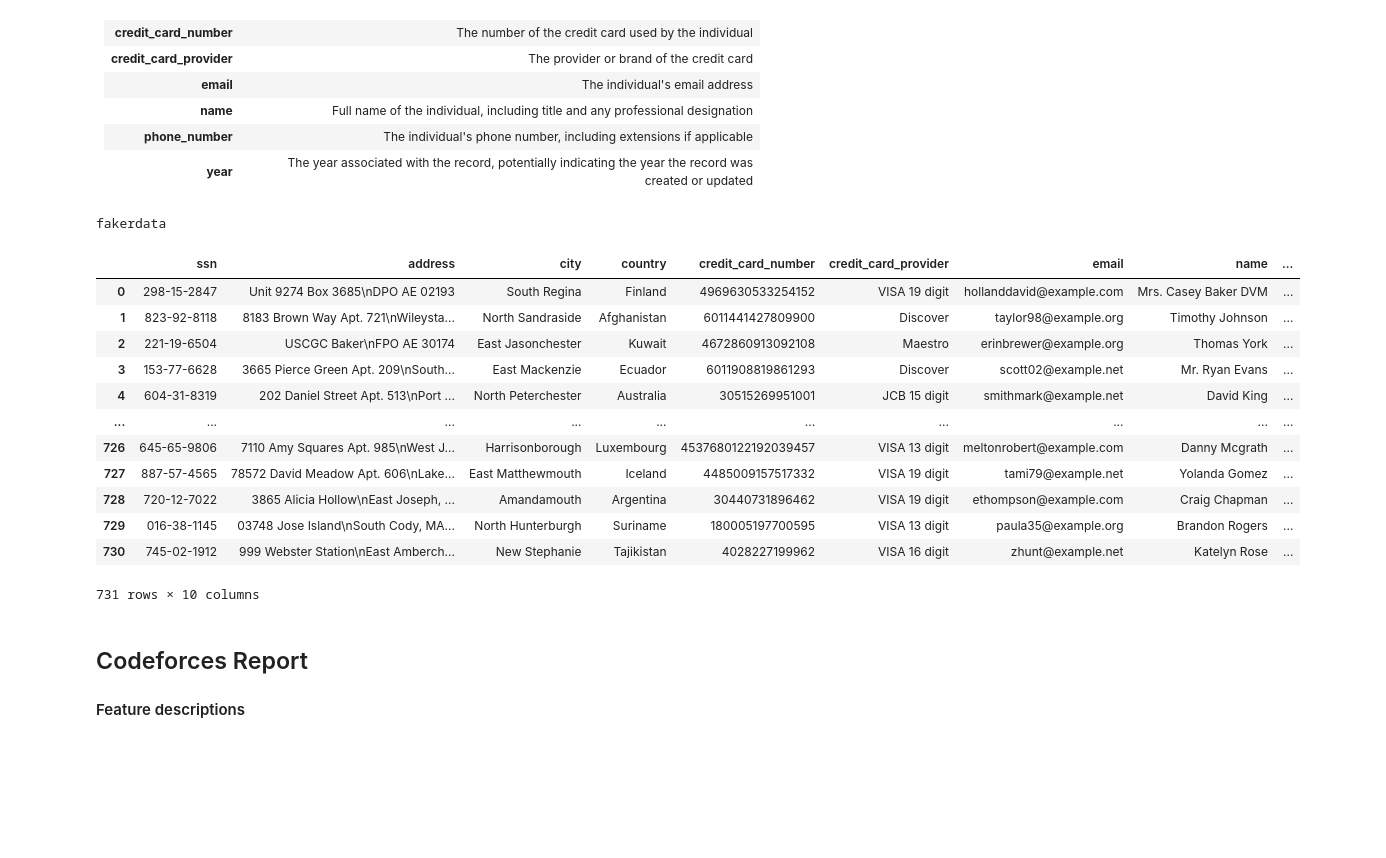
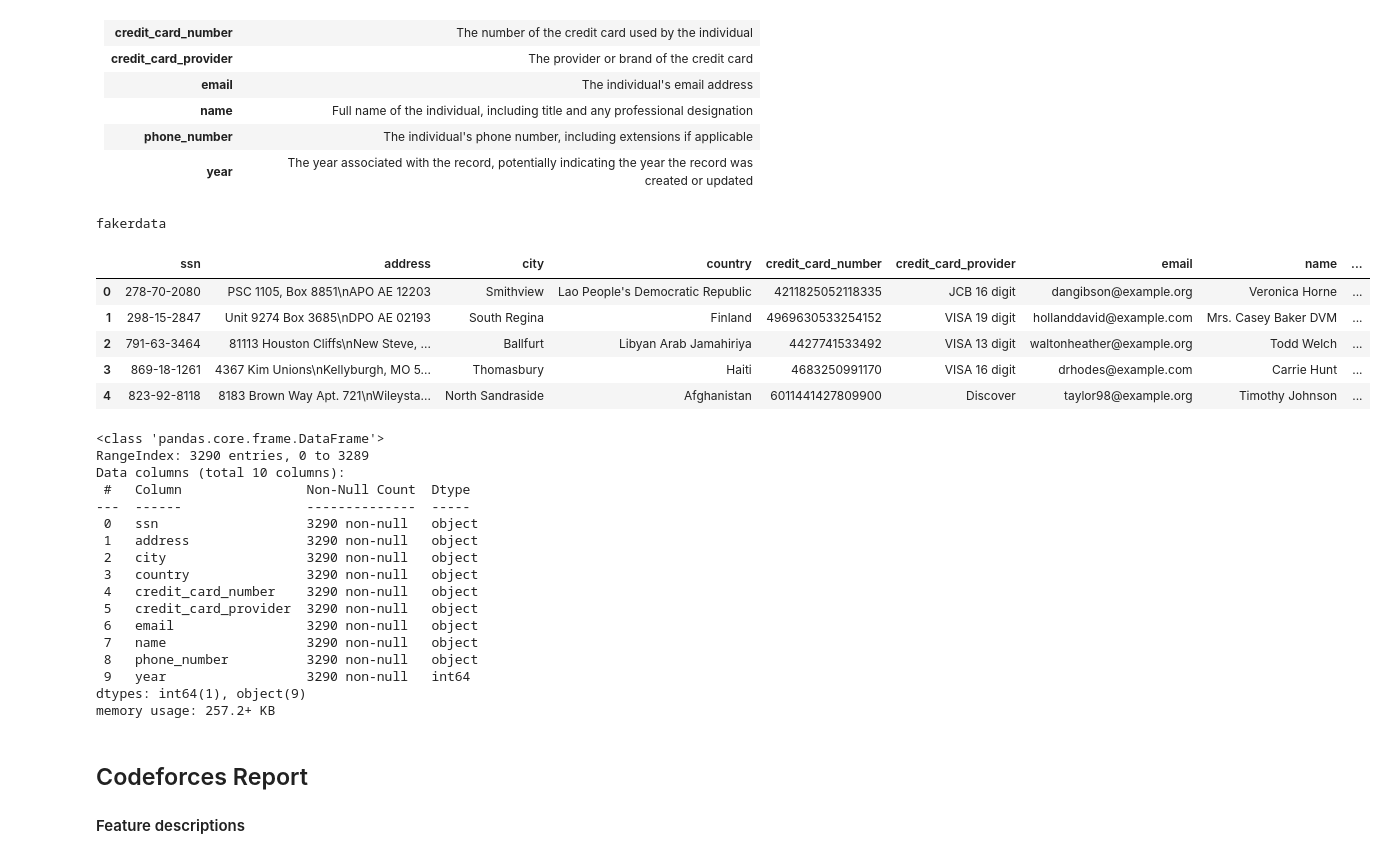
Before and after one commit to kaito274/Data-Pipeline-with-Docker, a Jupyter notebook: data-vis/python/blog-visuals.ipynb, the cells around one changed output. Cells and saved outputs as stored; diff of their text form; code cells hidden in the pictures; blank space fills up the shorter version.

```diff
--- a/data-vis/python/blog-visuals.ipynb
+++ b/data-vis/python/blog-visuals.ipynb
@@ -113,22 +128,35 @@ plt.show()
 | **year**               | The year associated with the record, potentially indicating the year the record was created or updated |
 # %%
 faker = getFakerDF()
-faker
+faker.head()
 # %% [output]
 fakerdata
 |  | ssn | address | city | country | credit_card_number | credit_card_provider | email | name | ... |
-| 0 | 298-15-2847 | Unit 9274 Box 3685\nDPO AE 02193 | South Regina | Finland | 4969630533254152 | VISA 19 digit | hollanddavid@example.com | Mrs. Casey Baker DVM | ... |
-| 1 | 823-92-8118 | 8183 Brown Way Apt. 721\nWileysta... | North Sandraside | Afghanistan | 6011441427809900 | Discover | taylor98@example.org | Timothy Johnson | ... |
-| 2 | 221-19-6504 | USCGC Baker\nFPO AE 30174 | East Jasonchester | Kuwait | 4672860913092108 | Maestro | erinbrewer@example.org | Thomas York | ... |
-| 3 | 153-77-6628 | 3665 Pierce Green Apt. 209\nSouth... | East Mackenzie | Ecuador | 6011908819861293 | Discover | scott02@example.net | Mr. Ryan Evans | ... |
-| 4 | 604-31-8319 | 202 Daniel Street Apt. 513\nPort ... | North Peterchester | Australia | 30515269951001 | JCB 15 digit | smithmark@example.net | David King | ... |
-| ... | ... | ... | ... | ... | ... | ... | ... | ... | ... |
-| 726 | 645-65-9806 | 7110 Amy Squares Apt. 985\nWest J... | Harrisonborough | Luxembourg | 4537680122192039457 | VISA 13 digit | meltonrobert@example.com | Danny Mcgrath | ... |
-| 727 | 887-57-4565 | 78572 David Meadow Apt. 606\nLake... | East Matthewmouth | Iceland | 4485009157517332 | VISA 19 digit | tami79@example.net | Yolanda Gomez | ... |
-| 728 | 720-12-7022 | 3865 Alicia Hollow\nEast Joseph, ... | Amandamouth | Argentina | 30440731896462 | VISA 19 digit | ethompson@example.com | Craig Chapman | ... |
-| 729 | 016-38-1145 | 03748 Jose Island\nSouth Cody, MA... | North Hunterburgh | Suriname | 180005197700595 | VISA 13 digit | paula35@example.org | Brandon Rogers | ... |
-| 730 | 745-02-1912 | 999 Webster Station\nEast Amberch... | New Stephanie | Tajikistan | 4028227199962 | VISA 16 digit | zhunt@example.net | Katelyn Rose | ... |
+| 0 | 278-70-2080 | PSC 1105, Box 8851\nAPO AE 12203 | Smithview | Lao People's Democratic Republic | 4211825052118335 | JCB 16 digit | dangibson@example.org | Veronica Horne | ... |
+| 1 | 298-15-2847 | Unit 9274 Box 3685\nDPO AE 02193 | South Regina | Finland | 4969630533254152 | VISA 19 digit | hollanddavid@example.com | Mrs. Casey Baker DVM | ... |
+| 2 | 791-63-3464 | 81113 Houston Cliffs\nNew Steve, ... | Ballfurt | Libyan Arab Jamahiriya | 4427741533492 | VISA 13 digit | waltonheather@example.org | Todd Welch | ... |
+| 3 | 869-18-1261 | 4367 Kim Unions\nKellyburgh, MO 5... | Thomasbury | Haiti | 4683250991170 | VISA 16 digit | drhodes@example.com | Carrie Hunt | ... |
+| 4 | 823-92-8118 | 8183 Brown Way Apt. 721\nWileysta... | North Sandraside | Afghanistan | 6011441427809900 | Discover | taylor98@example.org | Timothy Johnson | ... |
-731 rows × 10 columns
+# %%
+faker.info()
+# %% [output]
+<class 'pandas.core.frame.DataFrame'>
+RangeIndex: 3290 entries, 0 to 3289
+Data columns (total 10 columns):
+ #   Column                Non-Null Count  Dtype
+---  ------                --------------  -----
+ 0   ssn                   3290 non-null   object
+ 1   address               3290 non-null   object
+ 2   city                  3290 non-null   object
+ 3   country               3290 non-null   object
+ 4   credit_card_number    3290 non-null   object
+ 5   credit_card_provider  3290 non-null   object
+ 6   email                 3290 non-null   object
+ 7   name                  3290 non-null   object
+ 8   phone_number          3290 non-null   object
+ 9   year                  3290 non-null   int64
+dtypes: int64(1), object(9)
+memory usage: 257.2+ KB
 # %% [markdown]
 ## Codeforces Report
 #### Feature descriptions
```
Also changed, not shown: parts of 14 cells of this notebook, 1 other file.
